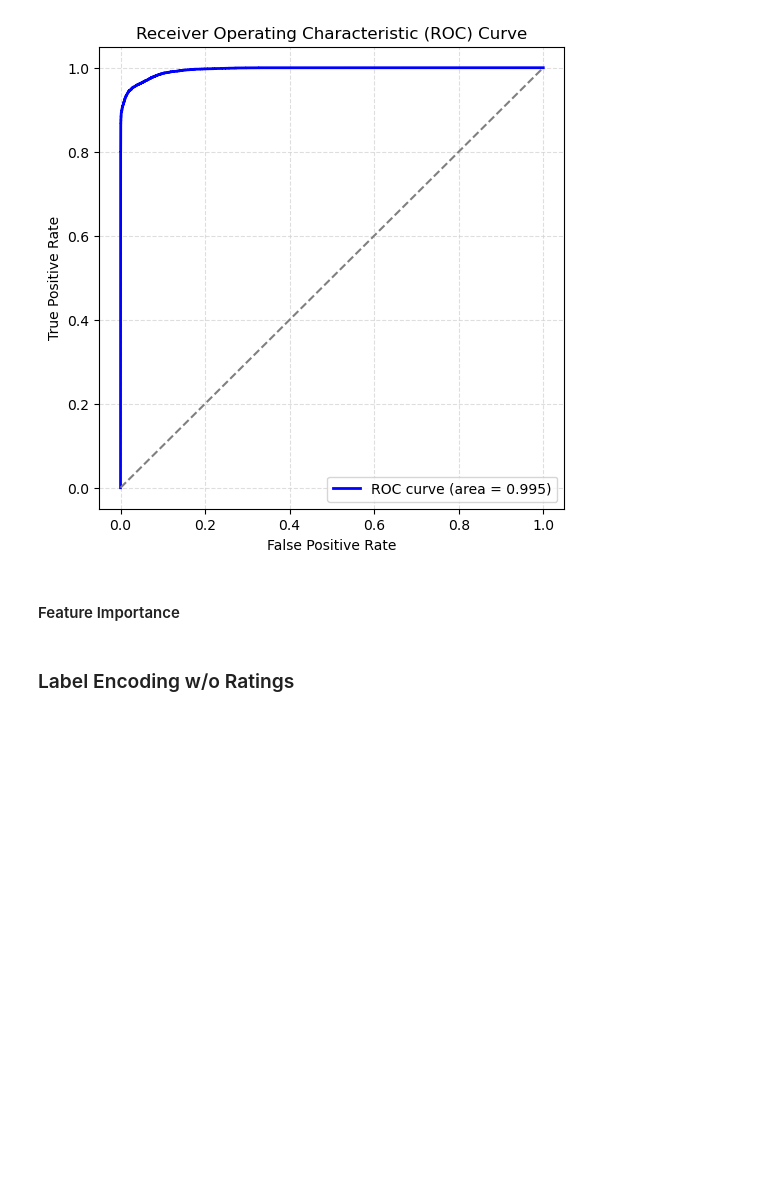
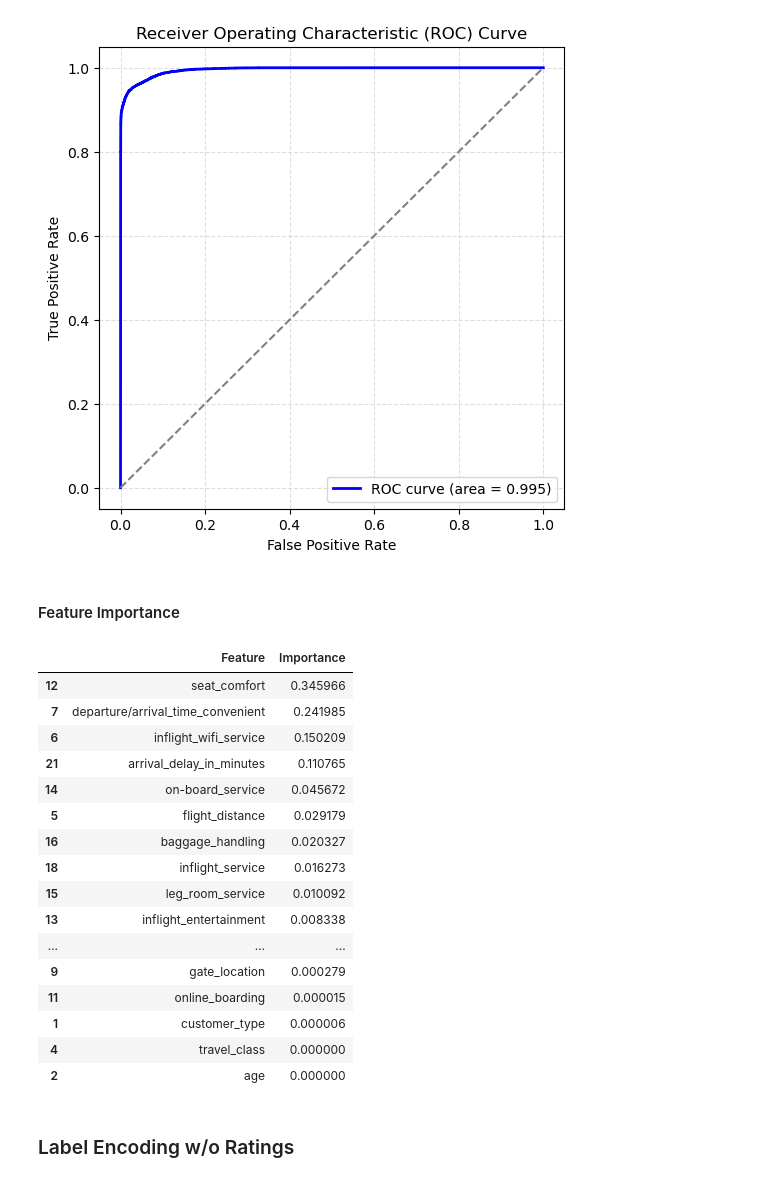
Before and after one commit to martabaker/ds_project_4, a Jupyter notebook: Notebooks/Modeling_Marta.ipynb, the cells around one changed output. Cells and saved outputs as stored; diff of their text form; code cells hidden in the pictures; blank space fills up the shorter version.

```diff
--- a/Notebooks/Modeling_Marta.ipynb
+++ b/Notebooks/Modeling_Marta.ipynb
@@ -1354,8 +1360,26 @@ weighted avg       0.96      0.96      0.96     25899
 # %% [markdown]
 #### Feature Importance
 # %%
-fi = pd.DataFrame(list(zip(X.columns, gb.feature_importances_)), columns=["Feature", "Importance"])
+fi = pd.DataFrame(list(zip(X.columns, gb.named_steps['classifier'].feature_importances_)), columns=["Feature", "Importance"])
 fi.sort_values(by="Importance", ascending=False)
+# %% [output]
+|  | Feature | Importance |
+| 12 | seat_comfort | 0.345966 |
+| 7 | departure/arrival_time_convenient | 0.241985 |
+| 6 | inflight_wifi_service | 0.150209 |
+| 21 | arrival_delay_in_minutes | 0.110765 |
+| 14 | on-board_service | 0.045672 |
+| 5 | flight_distance | 0.029179 |
+| 16 | baggage_handling | 0.020327 |
+| 18 | inflight_service | 0.016273 |
+| 15 | leg_room_service | 0.010092 |
+| 13 | inflight_entertainment | 0.008338 |
+| ... | ... | ... |
+| 9 | gate_location | 0.000279 |
+| 11 | online_boarding | 0.000015 |
+| 1 | customer_type | 0.000006 |
+| 4 | travel_class | 0.000000 |
+| 2 | age | 0.000000 |
 # %% [markdown]
 ### Label Encoding w/o Ratings
 # %%
```
Also changed, not shown: parts of 22 cells of this notebook.
